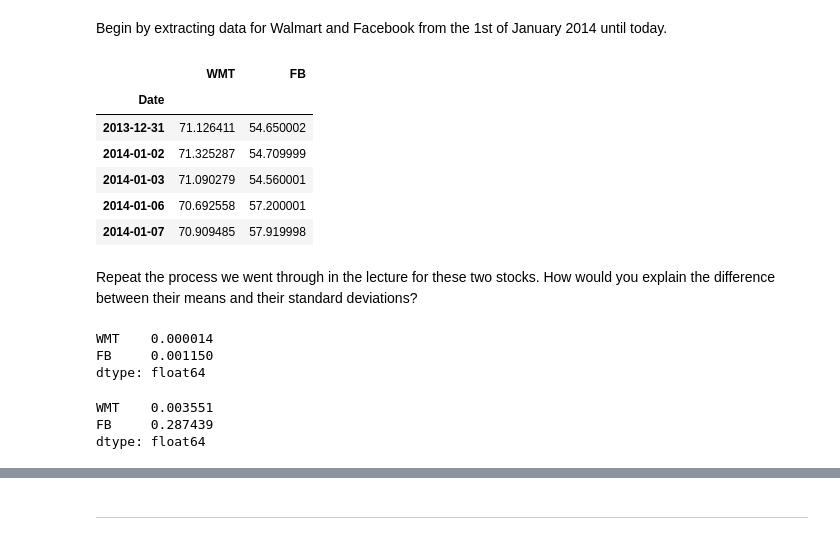
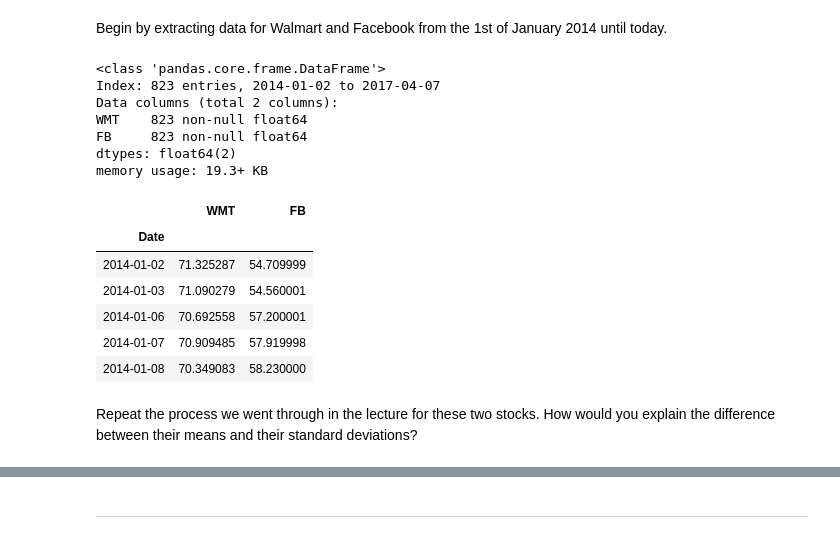
Before and after one commit to KsaweryK92/Udemy, a Jupyter notebook: 75 Calculating Covariance and Correlation/CSV/Python 3 CSV/Calculating Covariance and Correlation - Exercise_CSV.ipynb, the cells around one changed output, grey strips where cells are left out. Saved outputs shown, nothing was run; the diff lists cells and outputs as text; code cells hidden in the pictures.

```diff
--- a/75 Calculating Covariance and Correlation/CSV/Python 3 CSV/Calculating Covariance and Correlation - Exercise_CSV.ipynb
+++ b/75 Calculating Covariance and Correlation/CSV/Python 3 CSV/Calculating Covariance and Correlation - Exercise_CSV.ipynb
@@ -10,12 +7,21 @@ import numpy
 # %%
-rec_data = pandas.read_csv(r'C:\Users\Dom\Desktop\Moje\Python\Udemy\Python for Finance - Notebook Files\75 Calculating Covariance and Correlation\CSV\Python 3 CSV\Walmart_FB_2014_2017.csv', index_col = 'Date')
+import pandas
+new_data = pandas.read_csv(r'/home/ksawery/PycharmProjects/Udemy/Python for Finance - Notebook Files/75 Calculating Covariance and Correlation/CSV/Python 3 CSV/Walmart_FB_2014_2017.csv')
+new_data = new_data[new_data['Date'] >= '2014-01-01'].set_index('Date')
+new_data.info()
+new_data.head()
+# %% [output]
+<class 'pandas.core.frame.DataFrame'>
+Index: 823 entries, 2014-01-02 to 2017-04-07
+Data columns (total 2 columns):
+WMT    823 non-null float64
+FB     823 non-null float64
+dtypes: float64(2)
+memory usage: 19.3+ KB
+|  | WMT | FB |
+| Date |  |  |
+| 2014-01-02 | 71.325287 | 54.709999 |
+| 2014-01-03 | 71.090279 | 54.560001 |
+| 2014-01-06 | 70.692558 | 57.200001 |
+| 2014-01-07 | 70.909485 | 57.919998 |
+| 2014-01-08 | 70.349083 | 58.230000 |
-# %%
-rec_data.head()
-# %% [output]
-|  | WMT | FB |
-| Date |  |  |
-| 2013-12-31 | 71.126411 | 54.650002 |
-| 2014-01-02 | 71.325287 | 54.709999 |
-| 2014-01-03 | 71.090279 | 54.560001 |
-| 2014-01-06 | 70.692558 | 57.200001 |
-| 2014-01-07 | 70.909485 | 57.919998 |
@@ -24,14 +28,2 @@ returns = numpy.log(rec_data / rec_data.shift(1))
 # %% [markdown]
 Repeat the process we went through in the lecture for these two stocks. How would you explain the difference between their means and their standard deviations?
-# %%
-returns.mean()
-# %% [output]
-WMT    0.000014
-FB     0.001150
-dtype: float64
-# %%
-returns.mean() * 250
-# %% [output]
-WMT    0.003551
-FB     0.287439
-dtype: float64
```
Also changed, not shown: parts of 10 cells of this notebook, 3 other files.
